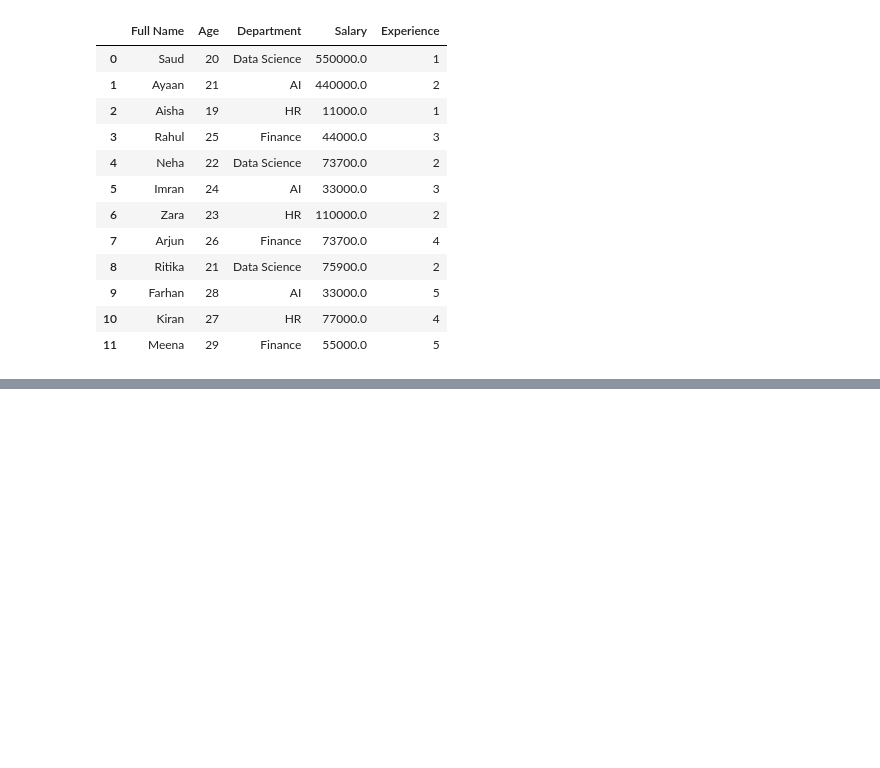
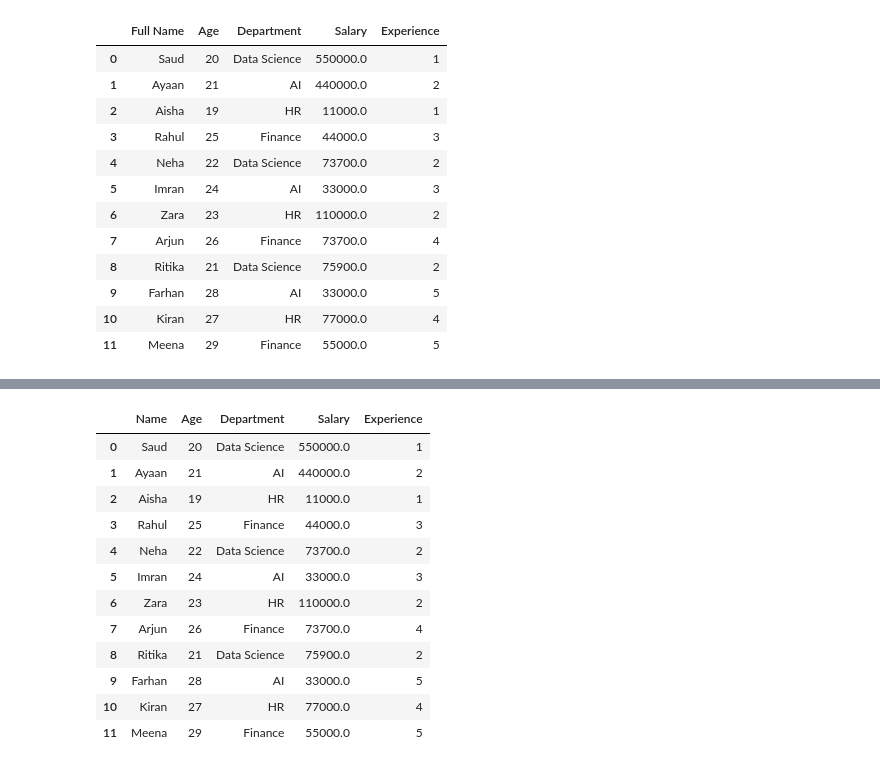
Before and after one commit to saudjabarali/pandas_grind, a Jupyter notebook: PandasPractice.ipynb, the cells around one changed output, grey strips where cells are left out. Drawn from its saved outputs; the diff is of its cells as text; code cells hidden in the pictures; blank space fills up the shorter version.

```diff
--- a/PandasPractice.ipynb
+++ b/PandasPractice.ipynb
@@ -436,0 +468,17 @@ df
+# %%
+df.rename(columns={"Full Name":"Name"}, inplace=True)
+df
+# %% [output]
+|  | Name | Age | Department | Salary | Experience |
+| 0 | Saud | 20 | Data Science | 550000.0 | 1 |
+| 1 | Ayaan | 21 | AI | 440000.0 | 2 |
+| 2 | Aisha | 19 | HR | 11000.0 | 1 |
+| 3 | Rahul | 25 | Finance | 44000.0 | 3 |
+| 4 | Neha | 22 | Data Science | 73700.0 | 2 |
+| 5 | Imran | 24 | AI | 33000.0 | 3 |
+| 6 | Zara | 23 | HR | 110000.0 | 2 |
+| 7 | Arjun | 26 | Finance | 73700.0 | 4 |
+| 8 | Ritika | 21 | Data Science | 75900.0 | 2 |
+| 9 | Farhan | 28 | AI | 33000.0 | 5 |
+| 10 | Kiran | 27 | HR | 77000.0 | 4 |
+| 11 | Meena | 29 | Finance | 55000.0 | 5 |
```
Also changed, not shown: parts of 6 cells of this notebook.
